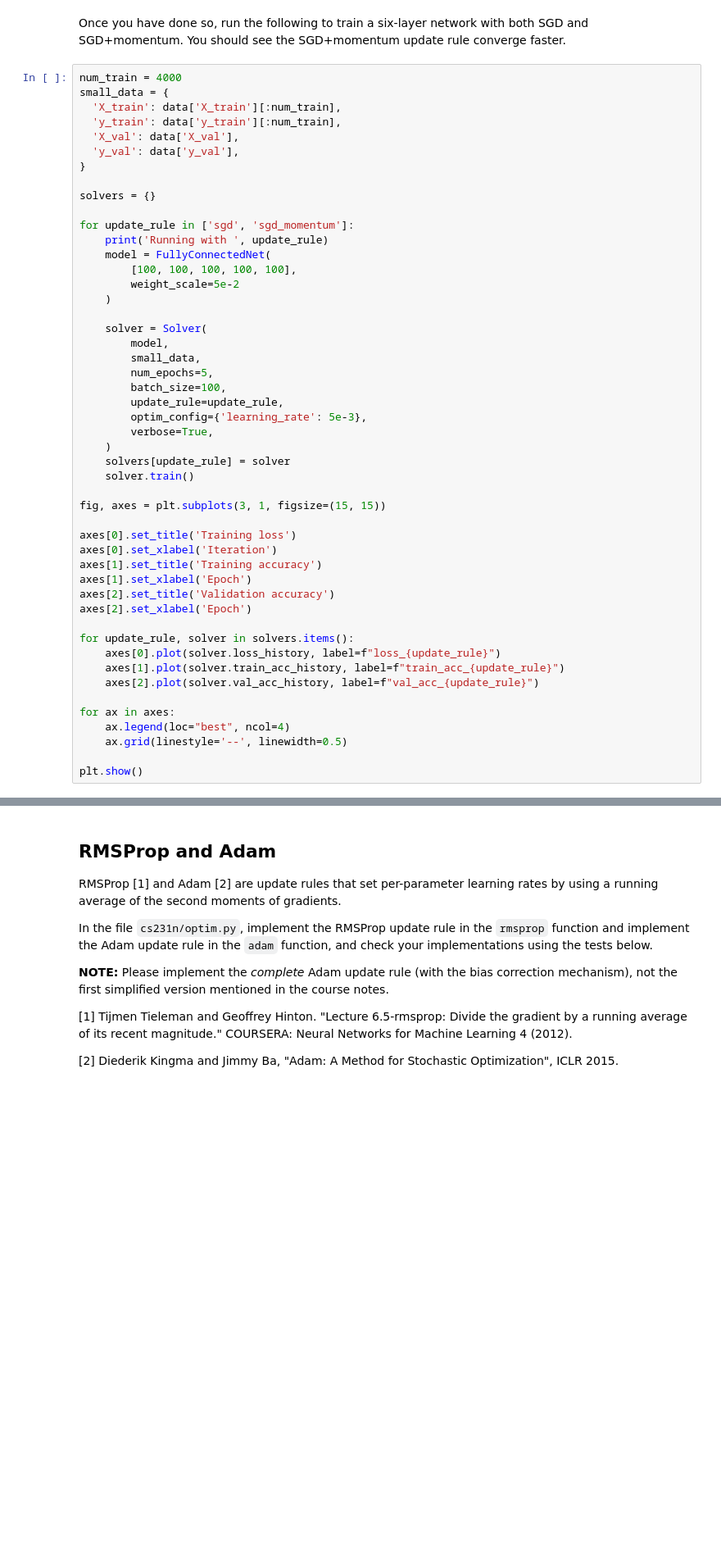
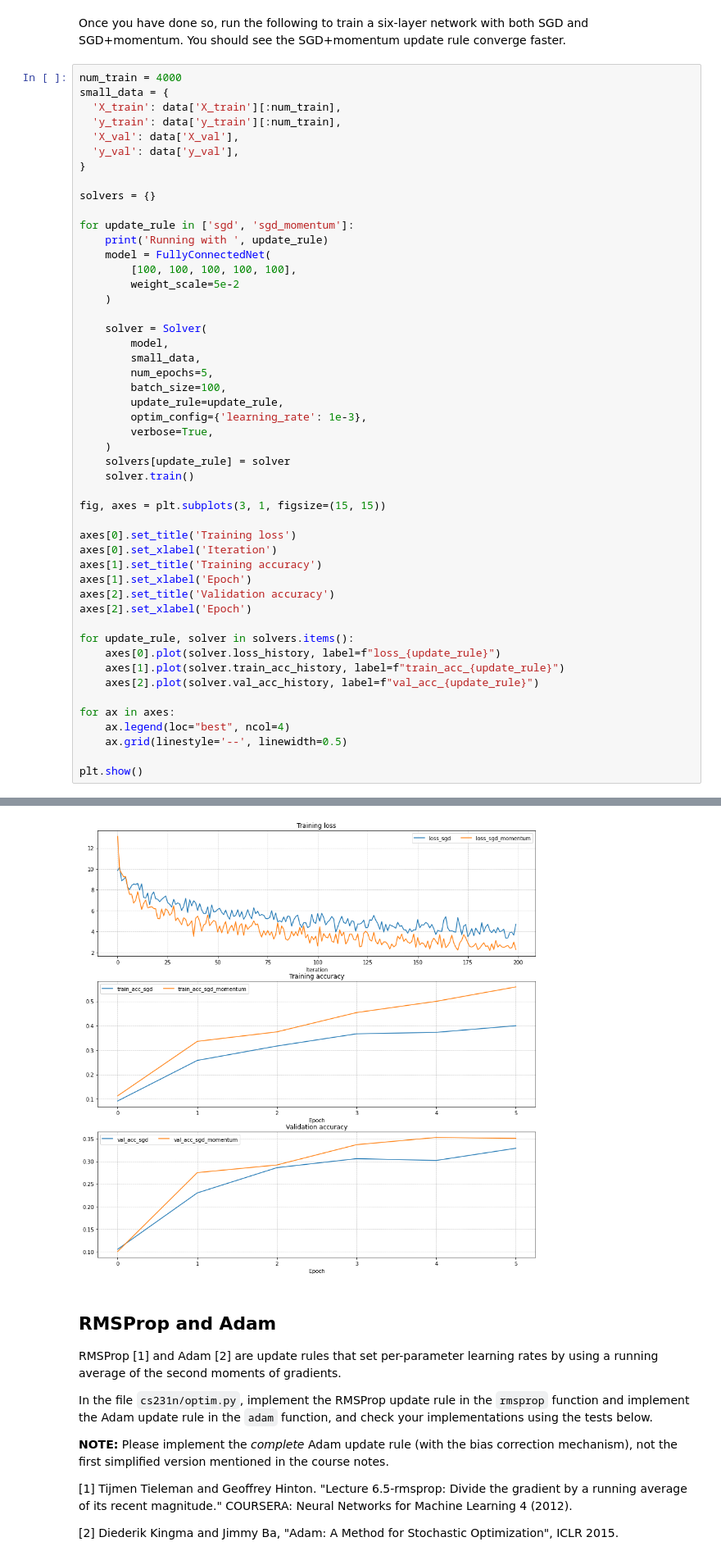
Before and after one commit to Ouroboros5664/cs231n-assignment-2021spring, a Jupyter notebook: assignment2/FullyConnectedNets.ipynb, the cells around one changed output, grey strips where cells are left out. Shown at 82% size. Saved outputs shown, nothing was run; the diff lists cells and outputs as text; blank space fills up the shorter version.

```diff
--- a/assignment2/FullyConnectedNets.ipynb
+++ b/assignment2/FullyConnectedNets.ipynb
@@ -242,7 +295,7 @@ for update_rule in ['sgd', 'sgd_momentum']:
         num_epochs=5,
         batch_size=100,
         update_rule=update_rule,
-        optim_config={'learning_rate': 5e-3},
+        optim_config={'learning_rate': 1e-3},
         verbose=True,
     )
     solvers[update_rule] = solver
@@ -267,3 +320,4 @@ for ax in axes:
     ax.grid(linestyle='--', linewidth=0.5)
 
 plt.show()
+# %% [output]
@@ -270,3 +341,4 @@ plt.show()
+[figure, added]
 # %% [markdown]
 ## RMSProp and Adam
 RMSProp [1] and Adam [2] are update rules that set per-parameter learning rates by using a running average of the second moments of gradients.
```
Also changed, not shown: parts of 10 cells of this notebook, 3 other files.
